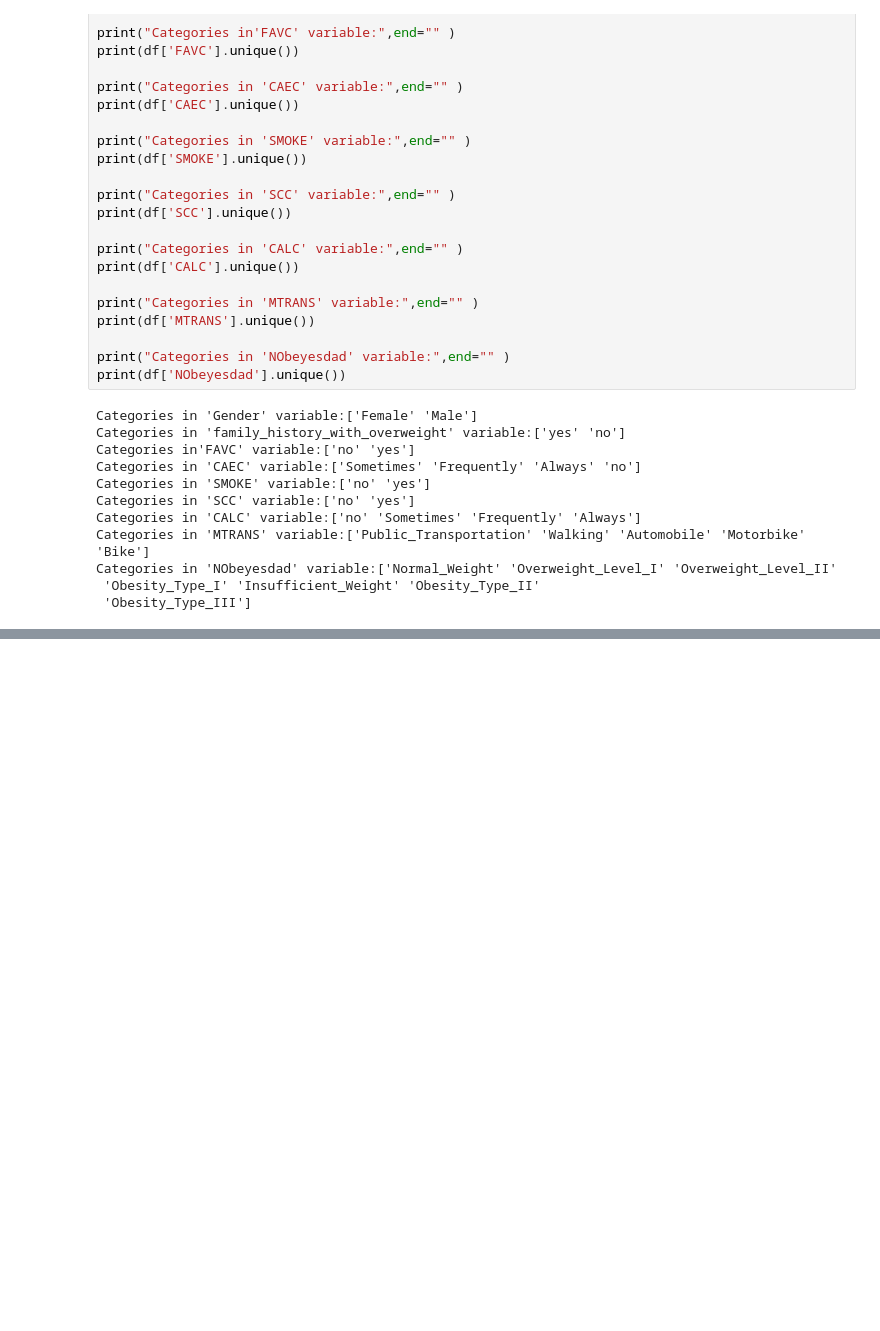
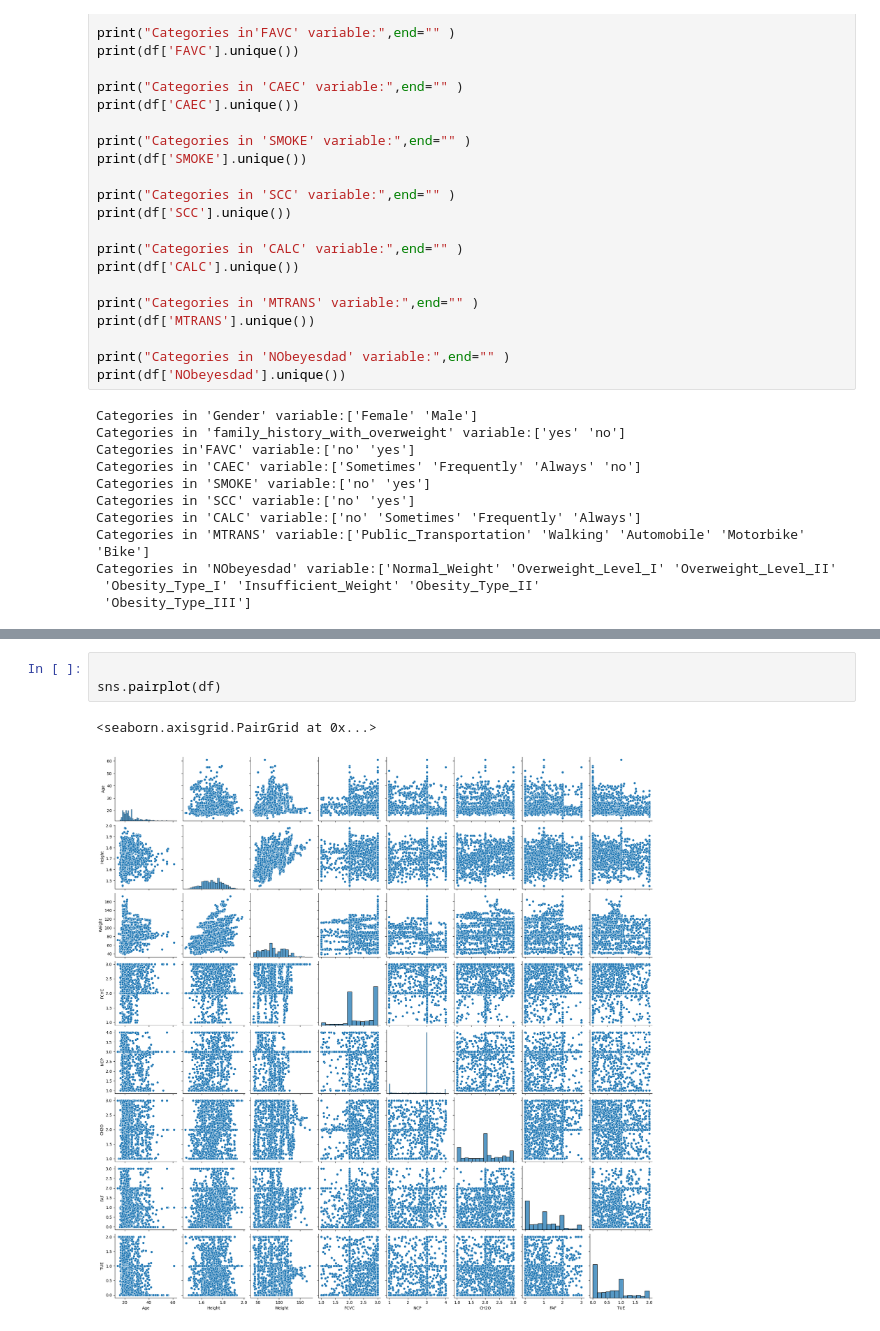
Before and after one commit to Kartikay-Garg/ML_assignment_Q2, a Jupyter notebook: Ques 2.ipynb, the cells around one changed output, grey strips where cells are left out. Cells and saved outputs as stored; diff of their text form; blank space fills up the shorter version.

```diff
--- a/Ques 2.ipynb
+++ b/Ques 2.ipynb
@@ -225,0 +265,6 @@ StopIteration:
+# %%
+
+sns.pairplot(df)
+# %% [output]
+<seaborn.axisgrid.PairGrid at 0x...>
+[figure, added]
```
Also changed, not shown: parts of 19 cells of this notebook, 4 other files.
